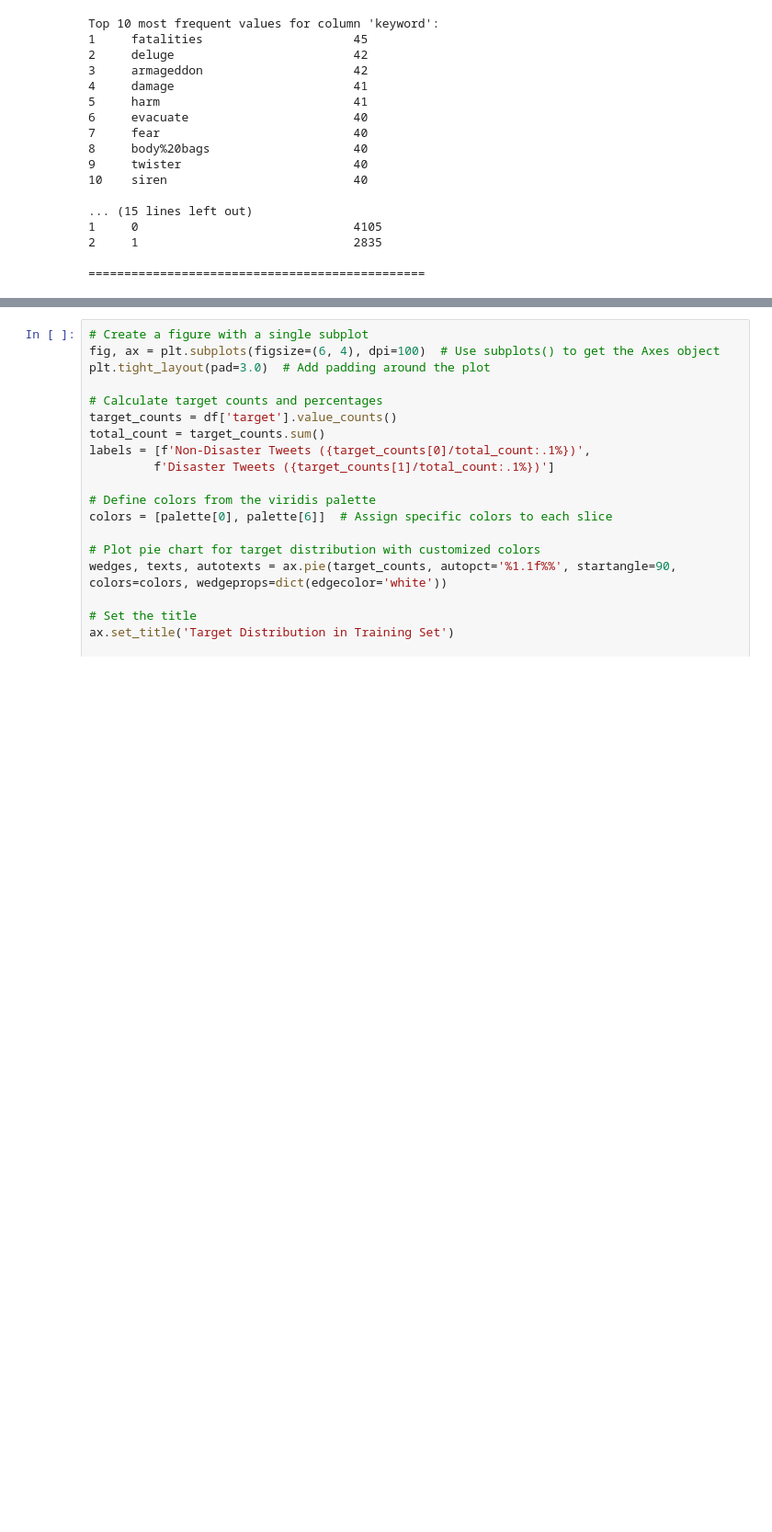
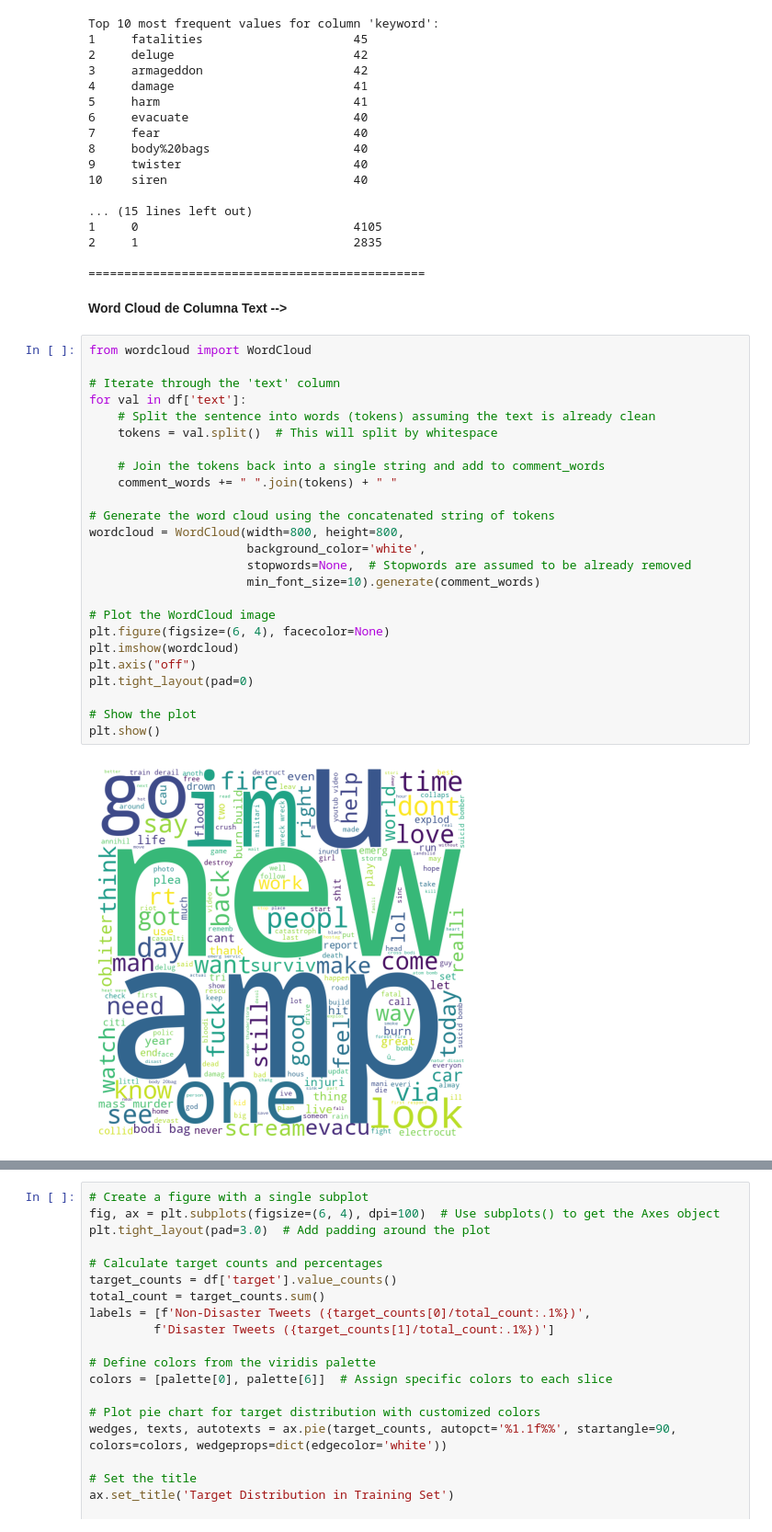
Before and after one commit to Andrea-gt/tweet-classification, a Jupyter notebook: tweet_classification.ipynb, the cells around one changed output, grey strips where cells are left out. Shown at 92% size. Saved outputs shown, nothing was run; the diff lists cells and outputs as text; blank space fills up the shorter version.

Commit message:
feat: Word Clouds for Text and Keyword

```diff
--- a/tweet_classification.ipynb
+++ b/tweet_classification.ipynb
@@ -271,3 +275,32 @@ Top 10 most frequent values for column 'keyword':
 2     1                              2835
 
 ===============================================
+# %% [markdown]
+**Word Cloud de Columna Text -->**
+# %%
+from wordcloud import WordCloud
+
+# Iterate through the 'text' column
+for val in df['text']:
+    # Split the sentence into words (tokens) assuming the text is already clean
+    tokens = val.split()  # This will split by whitespace
+
+    # Join the tokens back into a single string and add to comment_words
+    comment_words += " ".join(tokens) + " "
+
+# Generate the word cloud using the concatenated string of tokens
+wordcloud = WordCloud(width=800, height=800,
+                      background_color='white',
+                      stopwords=None,  # Stopwords are assumed to be already removed
+                      min_font_size=10).generate(comment_words)
+
+# Plot the WordCloud image
+plt.figure(figsize=(6, 4), facecolor=None)
+plt.imshow(wordcloud)
+plt.axis("off")
+plt.tight_layout(pad=0)
+
+# Show the plot
+plt.show()
+# %% [output]
+[figure, added]
```
Also changed, not shown: parts of 6 cells of this notebook, 2 other files.
